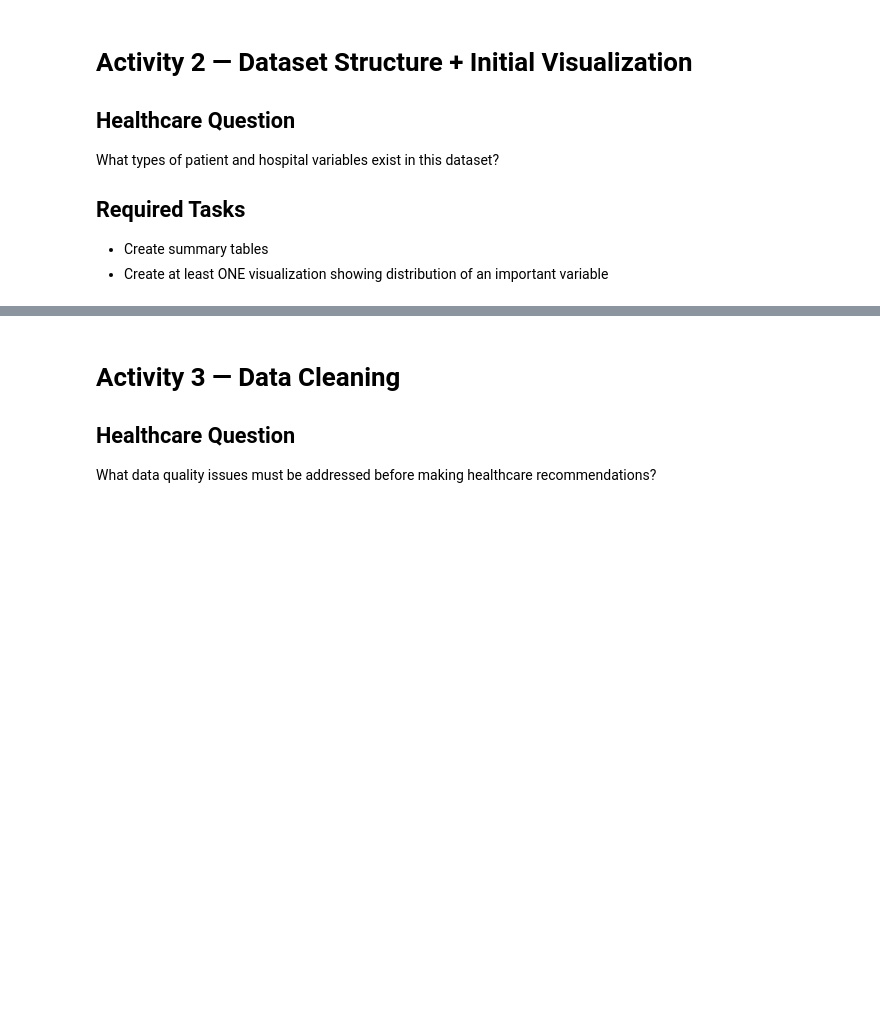
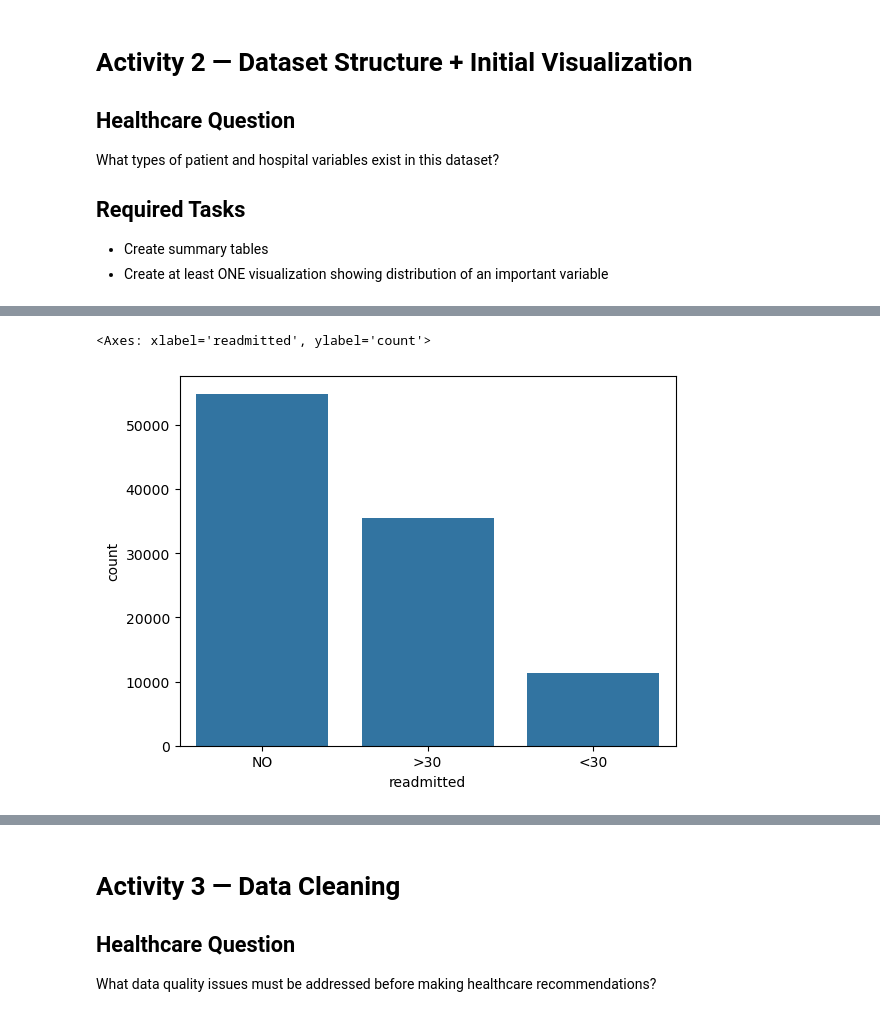
Before and after one commit to winni-datadiva/TKH-26-labs, a Jupyter notebook: Phase_1/python_workbooks/in_class_python_lab_6.ipynb, the cells around one changed output, grey strips where cells are left out. Saved outputs shown, nothing was run; the diff lists cells and outputs as text; code cells hidden in the pictures; blank space fills up the shorter version.

```diff
--- a/Phase_1/python_workbooks/in_class_python_lab_6.ipynb
+++ b/Phase_1/python_workbooks/in_class_python_lab_6.ipynb
@@ -77,6 +77,6 @@ Is the dataset loaded correctly and ready for analysis?
 # TODO
 # Load dataset into a DataFrame named df
 # Display first few rows
-df = pd.read_csv('')
-df.iloc[1:20]
+df = pd.read_csv("C:/Users/winni/class-projects/TKH-26-labs/Phase_1/datasets/diabetic_data.csv")
+df.head(15)
 # %% [output]
@@ -97,3 +144,7 @@ What types of patient and hospital variables exist in this dataset?
 # %%
 # TODO
 # Create at least ONE visualization showing distribution of an important variable
+sns.countplot(data = df, x='readmitted')
+# %% [output]
+<Axes: xlabel='readmitted', ylabel='count'>
+[figure, added]
```
Also changed, not shown: parts of 5 cells of this notebook.
